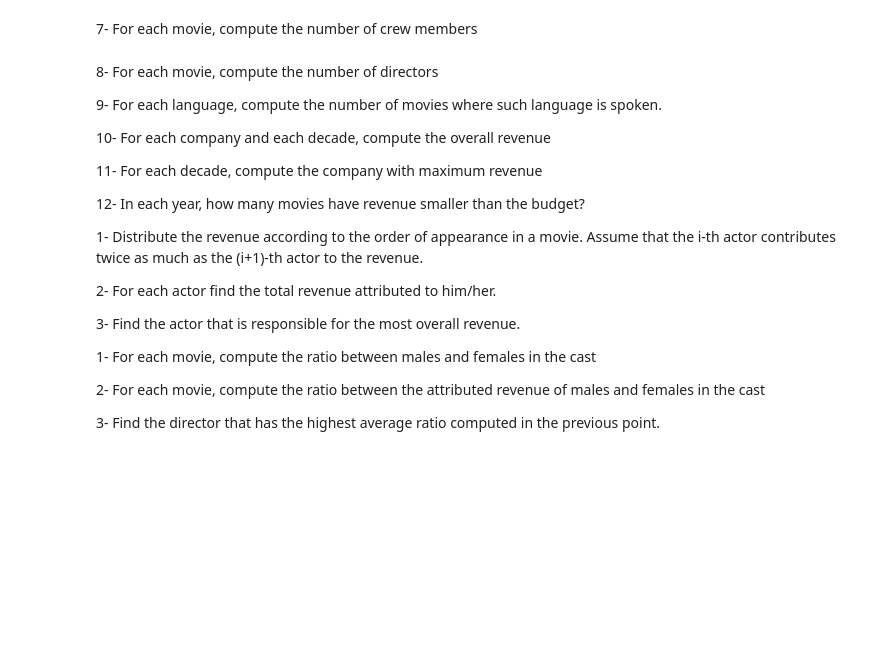
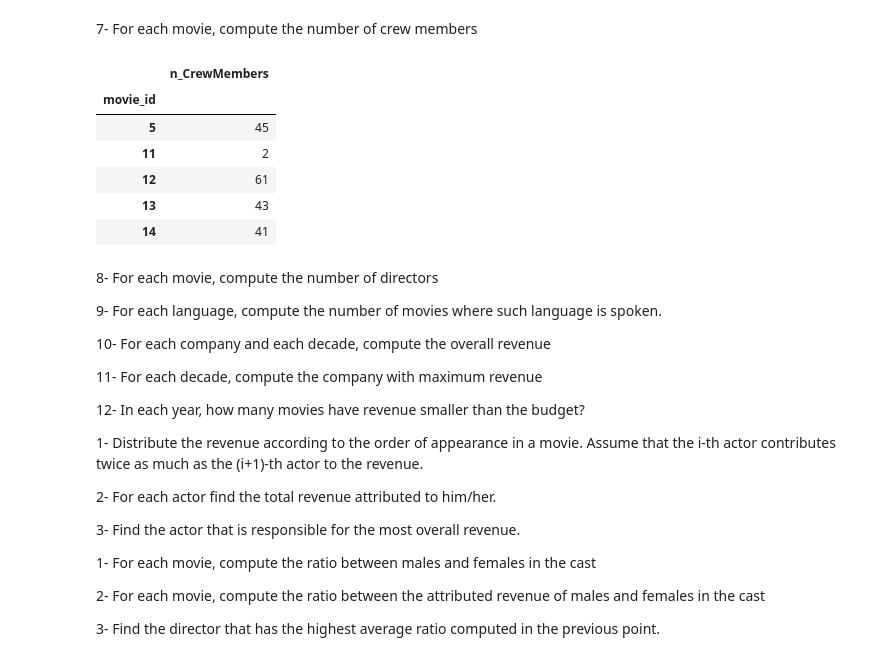
Before and after one commit to silviasantamaria/computerscience, a Jupyter notebook: Project+.ipynb, the cells around one changed output. Saved outputs shown, nothing was run; the diff lists cells and outputs as text; code cells hidden in the pictures; blank space fills up the shorter version.

```diff
--- a/Project+.ipynb
+++ b/Project+.ipynb
@@ -407,6 +407,22 @@ movies[['id','title','gross_margin']].head()
 | 4 | 49529 | John Carter | 24139100 |
 # %% [markdown]
 7- For each movie, compute the number of crew members
+# %%
+crew_id = crew_id.reset_index()
+crew=crew.reset_index()
+
+df=pd.merge(crew_id, crew, on=['id', 'credit_id'])
+members=df[['movie_id','name']].groupby('movie_id').count()
+members.head()
+members.rename(index=str, columns={"name" : "n_CrewMembers"}).head()
+# %% [output]
+|  | n_CrewMembers |
+| movie_id |  |
+| 5 | 45 |
+| 11 | 2 |
+| 12 | 61 |
+| 13 | 43 |
+| 14 | 41 |
 # %% [markdown]
 8- For each movie, compute the number of directors
 
```
